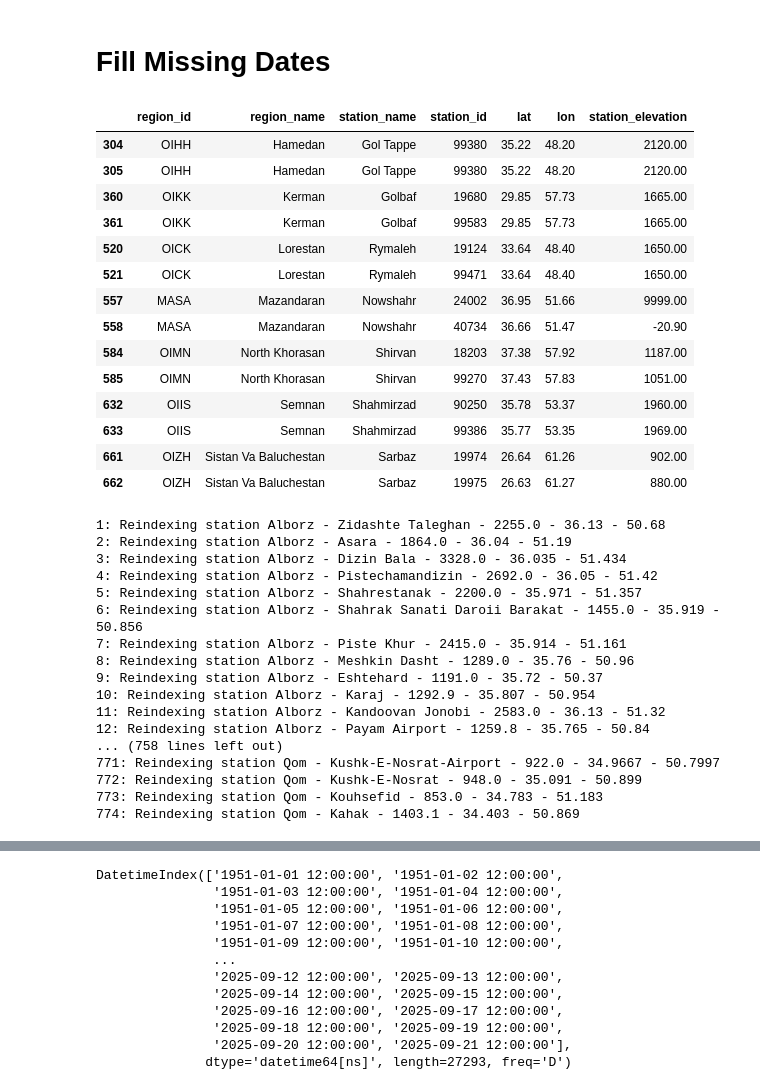
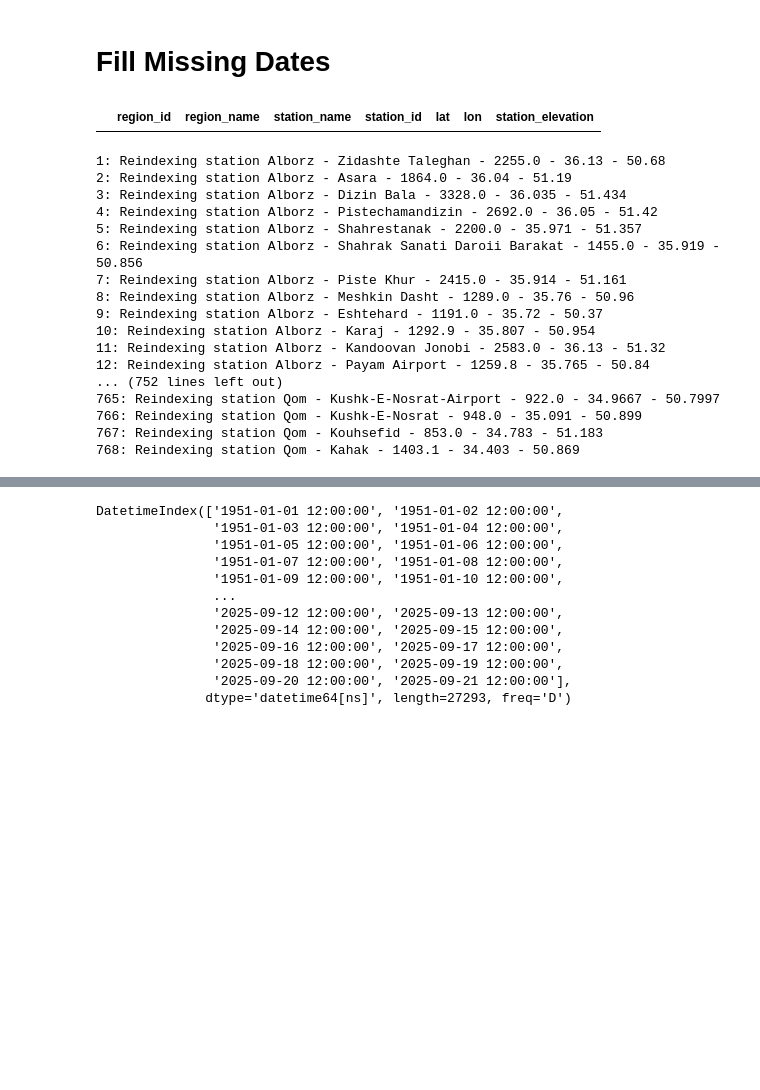
Before and after one commit to shirazialianpooya/panel-data-eto, a Jupyter notebook: src/Python/_01_Data_Cleansing.ipynb, the cells around one changed output, grey strips where cells are left out. Drawn from its saved outputs; the diff is of its cells as text; code cells hidden in the pictures; blank space fills up the shorter version.

```diff
--- a/src/Python/_01_Data_Cleansing.ipynb
+++ b/src/Python/_01_Data_Cleansing.ipynb
@@ -251,20 +235,6 @@ memory usage: 517.0 MB
 # Fill Missing Dates
 # %%
 d = df[['region_id', 'region_name', 'station_name', 'station_id', 'lat', 'lon', 'station_elevation']].drop_duplicates().reset_index(drop=True)
-d[d.duplicated(subset=['region_name', 'station_name'], keep=False)]
+d[d.duplicated(subset=['region_name', 'station_name', 'station_id'], keep=False)]
 # %% [output]
 |  | region_id | region_name | station_name | station_id | lat | lon | station_elevation |
-| 304 | OIHH | Hamedan | Gol Tappe | 99380 | 35.22 | 48.20 | 2120.00 |
-| 305 | OIHH | Hamedan | Gol Tappe | 99380 | 35.22 | 48.20 | 2120.00 |
-| 360 | OIKK | Kerman | Golbaf | 19680 | 29.85 | 57.73 | 1665.00 |
-| 361 | OIKK | Kerman | Golbaf | 99583 | 29.85 | 57.73 | 1665.00 |
-| 520 | OICK | Lorestan | Rymaleh | 19124 | 33.64 | 48.40 | 1650.00 |
-| 521 | OICK | Lorestan | Rymaleh | 99471 | 33.64 | 48.40 | 1650.00 |
-| 557 | MASA | Mazandaran | Nowshahr | 24002 | 36.95 | 51.66 | 9999.00 |
-| 558 | MASA | Mazandaran | Nowshahr | 40734 | 36.66 | 51.47 | -20.90 |
-| 584 | OIMN | North Khorasan | Shirvan | 18203 | 37.38 | 57.92 | 1187.00 |
-| 585 | OIMN | North Khorasan | Shirvan | 99270 | 37.43 | 57.83 | 1051.00 |
-| 632 | OIIS | Semnan | Shahmirzad | 90250 | 35.78 | 53.37 | 1960.00 |
-| 633 | OIIS | Semnan | Shahmirzad | 99386 | 35.77 | 53.35 | 1969.00 |
-| 661 | OIZH | Sistan Va Baluchestan | Sarbaz | 19974 | 26.64 | 61.26 | 902.00 |
-| 662 | OIZH | Sistan Va Baluchestan | Sarbaz | 19975 | 26.63 | 61.27 | 880.00 |
@@ -282,7 +248,7 @@ def reindex_station(station_df):
     print(f"{n}: Reindexing station {station_df['region_name'].iloc[0]} - {station_df['station_name'].iloc[0]} - {station_df['station_elevation'].iloc[0]} - {station_df['lat'].iloc[0]} - {station_df['lon'].iloc[0]}")
     # print(station_df)
     n += 1
-    return station_df.drop_duplicates().set_index('date').reindex(all_dates).assign(
+    return station_df.drop_duplicates('date').set_index('date').reindex(all_dates).assign(
         region_id=station_df['region_id'].iloc[0],
         region_name=station_df['region_name'].iloc[0],
         station_id=station_df['station_id'].iloc[0],
@@ -310,8 +276,8 @@ df = (
 10: Reindexing station Alborz - Karaj - 1292.9 - 35.807 - 50.954
 11: Reindexing station Alborz - Kandoovan Jonobi - 2583.0 - 36.13 - 51.32
 12: Reindexing station Alborz - Payam Airport - 1259.8 - 35.765 - 50.84
-... (758 lines left out)
-771: Reindexing station Qom - Kushk-E-Nosrat-Airport - 922.0 - 34.9667 - 50.7997
-772: Reindexing station Qom - Kushk-E-Nosrat - 948.0 - 35.091 - 50.899
-773: Reindexing station Qom - Kouhsefid - 853.0 - 34.783 - 51.183
-774: Reindexing station Qom - Kahak - 1403.1 - 34.403 - 50.869
+... (752 lines left out)
+765: Reindexing station Qom - Kushk-E-Nosrat-Airport - 922.0 - 34.9667 - 50.7997
+766: Reindexing station Qom - Kushk-E-Nosrat - 948.0 - 35.091 - 50.899
+767: Reindexing station Qom - Kouhsefid - 853.0 - 34.783 - 51.183
+768: Reindexing station Qom - Kahak - 1403.1 - 34.403 - 50.869
```
Also changed, not shown: parts of 10 cells of this notebook, 2 other files.
